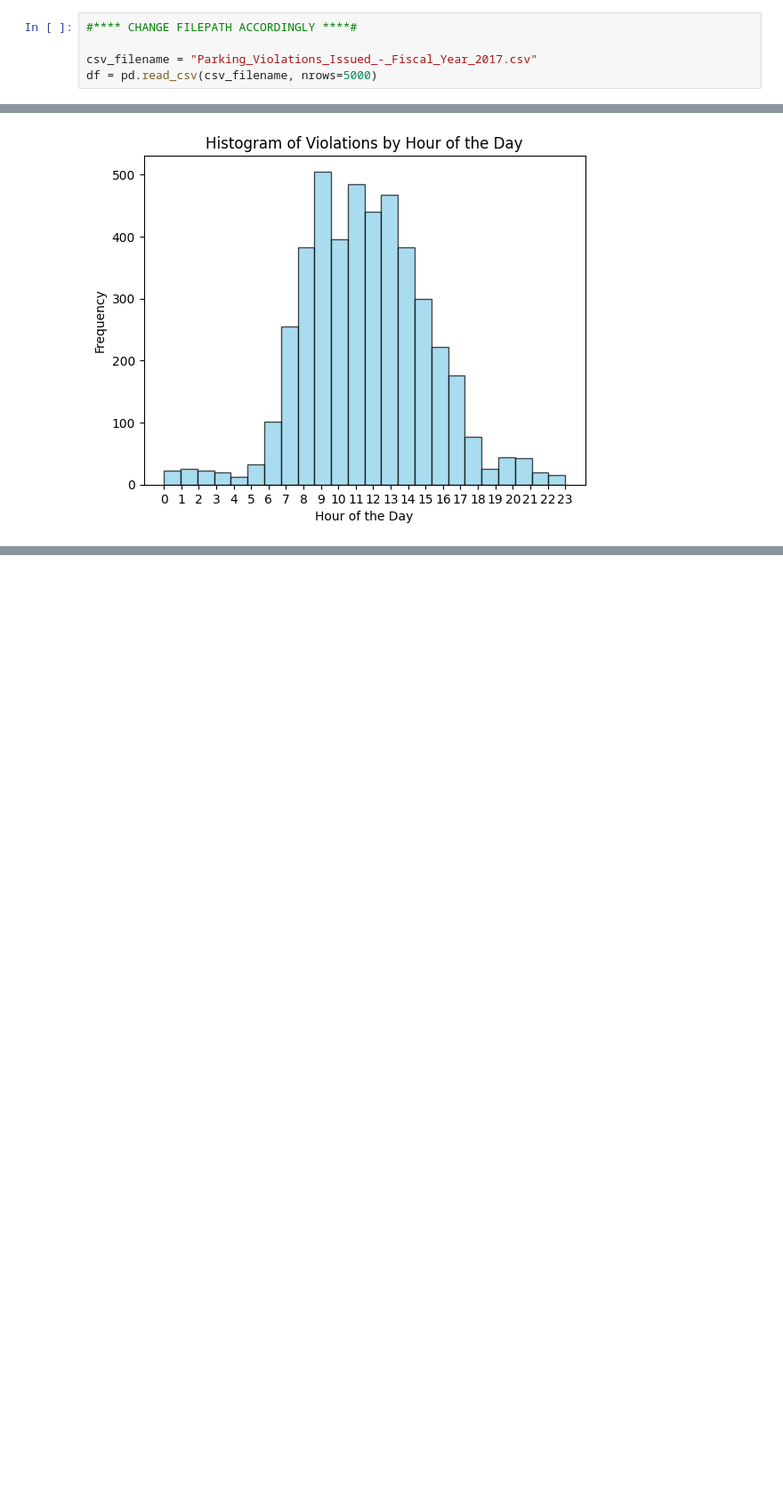
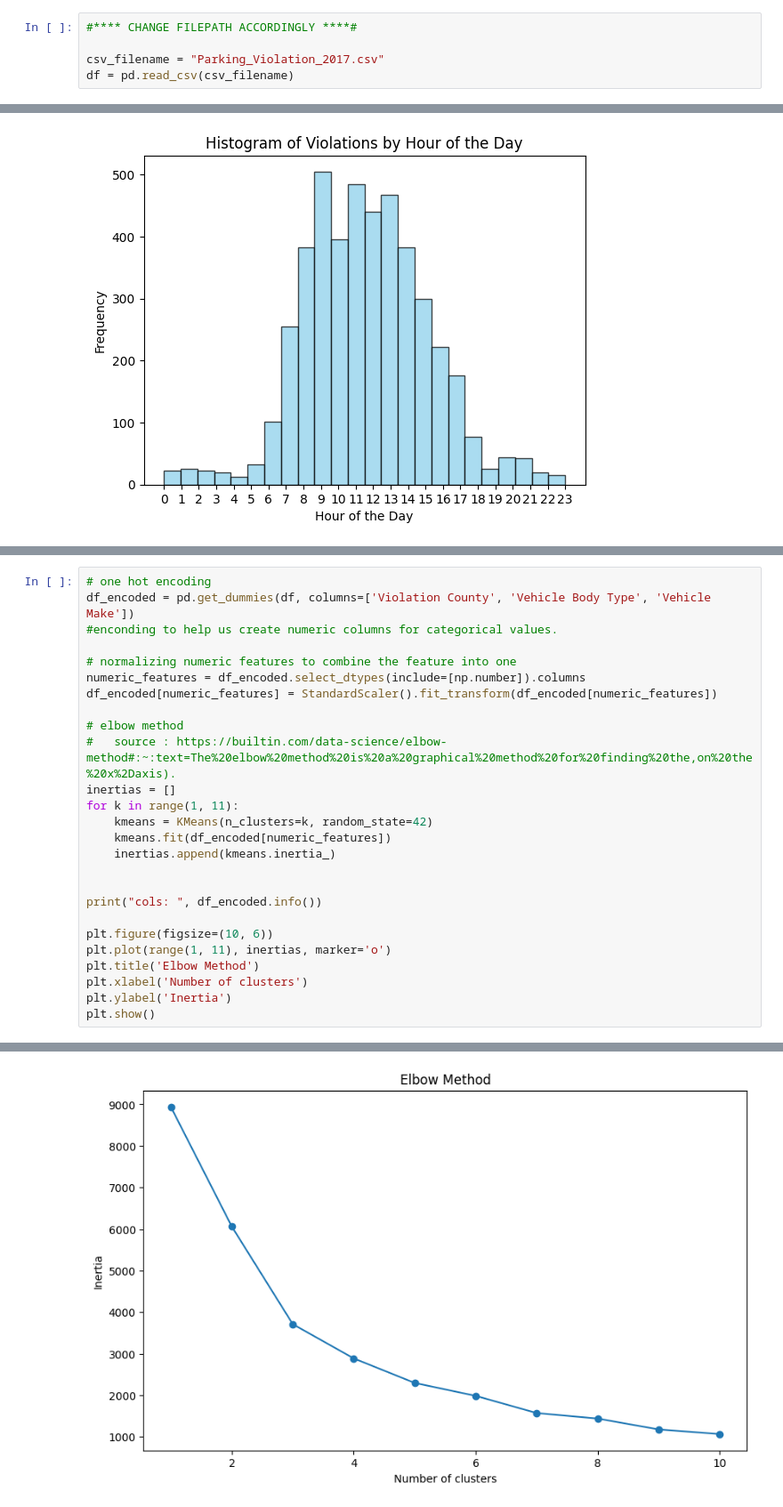
Before and after one commit to CreativePenguin/cse487, a Jupyter notebook: src/Assignment1.ipynb, the cells around one changed output, grey strips where cells are left out. Shown: that part at 89% size. Saved outputs shown, nothing was run; the diff lists cells and outputs as text; blank space fills up the shorter version.

Commit message:
Added Kmeans for Assign 2

```diff
--- a/Assignment1.ipynb
+++ b/src/Assignment1.ipynb
@@ -10,8 +10,8 @@ import matplotlib.pyplot as plt
 # %%
 #**** CHANGE FILEPATH ACCORDINGLY ****#
 
-csv_filename = "Parking_Violations_Issued_-_Fiscal_Year_2017.csv"
-df = pd.read_csv(csv_filename, nrows=5000)
+csv_filename = "Parking_Violation_2017.csv"
+df = pd.read_csv(csv_filename)
 # %%
 
 # csv_filename = "Parking_Violations_Issued_-_Fiscal_Year_2017_sample.csv"
@@ -258,0 +262,27 @@ plt.show()
+# %%
+# one hot encoding
+df_encoded = pd.get_dummies(df, columns=['Violation County', 'Vehicle Body Type', 'Vehicle Make'])
+#enconding to help us create numeric columns for categorical values.
+
+# normalizing numeric features to combine the feature into one
+numeric_features = df_encoded.select_dtypes(include=[np.number]).columns
+df_encoded[numeric_features] = StandardScaler().fit_transform(df_encoded[numeric_features])
+
+# elbow method
+#   source : https://builtin.com/data-science/elbow-method#:~:text=The%20elbow%20method%20is%20a%20graphical%20method%20for%20finding%20the,on%20the%20x%2Daxis).
+inertias = []
+for k in range(1, 11):
+    kmeans = KMeans(n_clusters=k, random_state=42)
+    kmeans.fit(df_encoded[numeric_features])
+    inertias.append(kmeans.inertia_)
+
+
+print("cols: ", df_encoded.info())
+
+plt.figure(figsize=(10, 6))
+plt.plot(range(1, 11), inertias, marker='o')
+plt.title('Elbow Method')
+plt.xlabel('Number of clusters')
+plt.ylabel('Inertia')
+plt.show()
+# %% [output]
@@ -258,0 +295 @@ plt.show()
+[figure, added]
```
Also changed, not shown: parts of 7 cells of this notebook, 3 other files.
